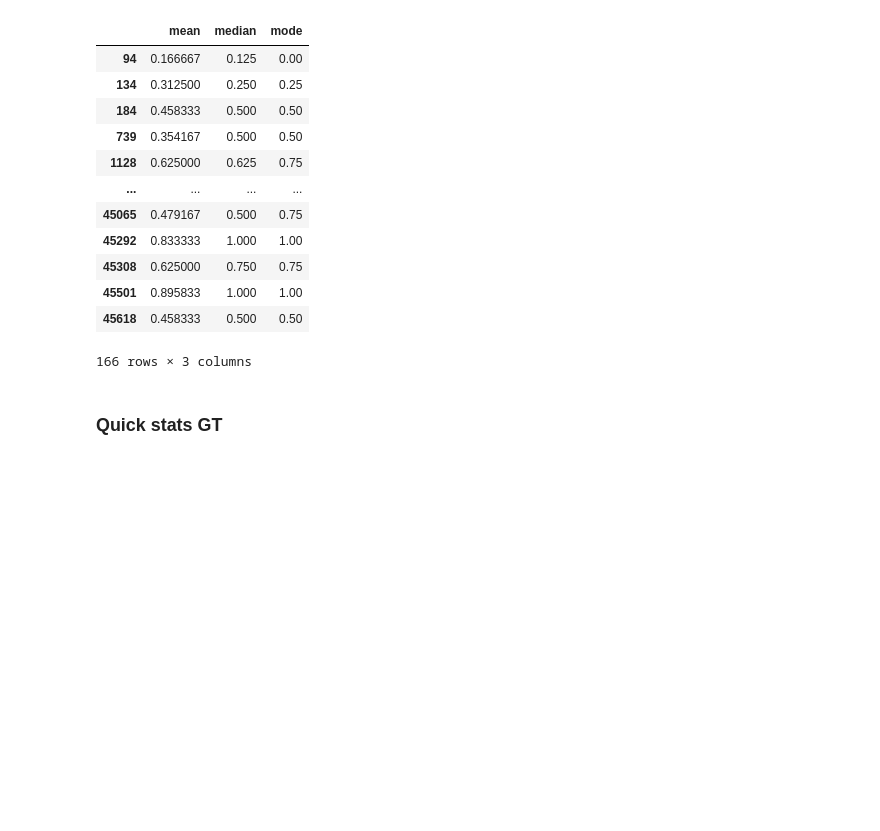
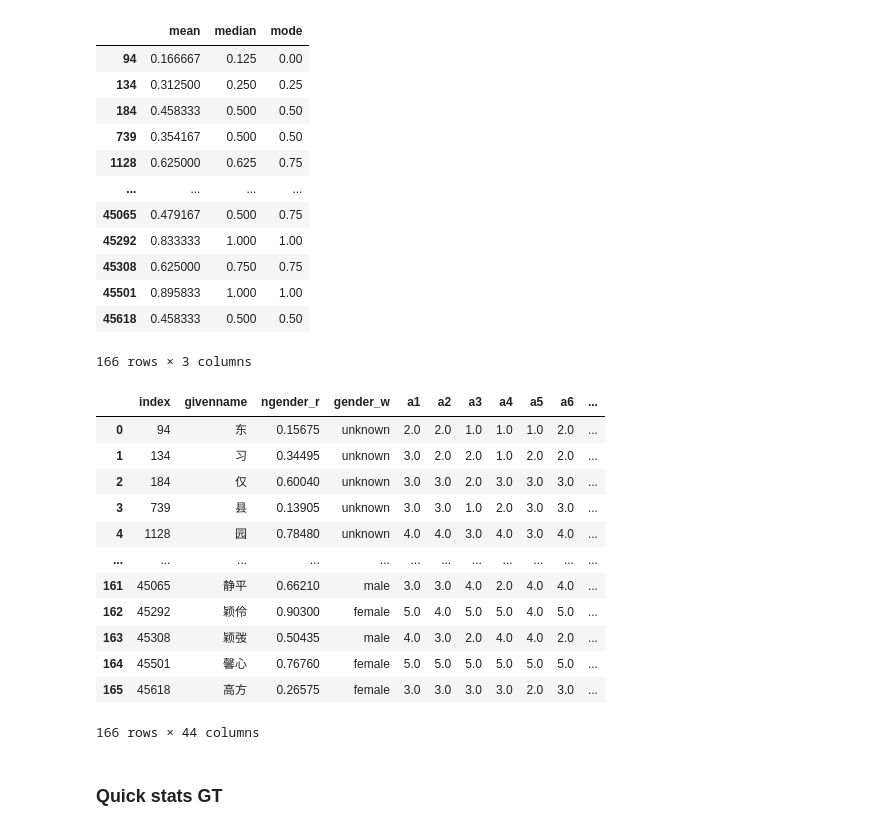
Before and after one commit to CSHVienna/chinese-names-gender, a Jupyter notebook: code/notebooks/chinese_gender_comparison.ipynb, the cells around one changed output. Saved outputs shown, nothing was run; the diff lists cells and outputs as text; code cells hidden in the pictures; blank space fills up the shorter version.

```diff
--- a/code/notebooks/chinese_gender_comparison.ipynb
+++ b/code/notebooks/chinese_gender_comparison.ipynb
@@ -110,6 +113,22 @@ tc.df_ch_genders.query('gt==True')[['mean','median','mode']]
 | 45501 | 0.895833 | 1.000 | 1.00 |
 | 45618 | 0.458333 | 0.500 | 0.50 |
 166 rows × 3 columns
+# %%
+tc.df_ch_genders_gt
+# %% [output]
+|  | index | givenname | ngender_r | gender_w | a1 | a2 | a3 | a4 | a5 | a6 | ... |
+| 0 | 94 | 东 | 0.15675 | unknown | 2.0 | 2.0 | 1.0 | 1.0 | 1.0 | 2.0 | ... |
+| 1 | 134 | 习 | 0.34495 | unknown | 3.0 | 2.0 | 2.0 | 1.0 | 2.0 | 2.0 | ... |
+| 2 | 184 | 仅 | 0.60040 | unknown | 3.0 | 3.0 | 2.0 | 3.0 | 3.0 | 3.0 | ... |
+| 3 | 739 | 县 | 0.13905 | unknown | 3.0 | 3.0 | 1.0 | 2.0 | 3.0 | 3.0 | ... |
+| 4 | 1128 | 园 | 0.78480 | unknown | 4.0 | 4.0 | 3.0 | 4.0 | 3.0 | 4.0 | ... |
+| ... | ... | ... | ... | ... | ... | ... | ... | ... | ... | ... | ... |
+| 161 | 45065 | 静平 | 0.66210 | male | 3.0 | 3.0 | 4.0 | 2.0 | 4.0 | 4.0 | ... |
+| 162 | 45292 | 颖伶 | 0.90300 | female | 5.0 | 4.0 | 5.0 | 5.0 | 4.0 | 5.0 | ... |
+| 163 | 45308 | 颖弢 | 0.50435 | male | 4.0 | 3.0 | 2.0 | 4.0 | 4.0 | 2.0 | ... |
+| 164 | 45501 | 馨心 | 0.76760 | female | 5.0 | 5.0 | 5.0 | 5.0 | 5.0 | 5.0 | ... |
+| 165 | 45618 | 高方 | 0.26575 | female | 3.0 | 3.0 | 3.0 | 3.0 | 2.0 | 3.0 | ... |
+166 rows × 44 columns
 # %% [markdown]
 ### Quick stats GT
 # %%
```
Also changed, not shown: parts of 2 cells of this notebook, 9 other files.
